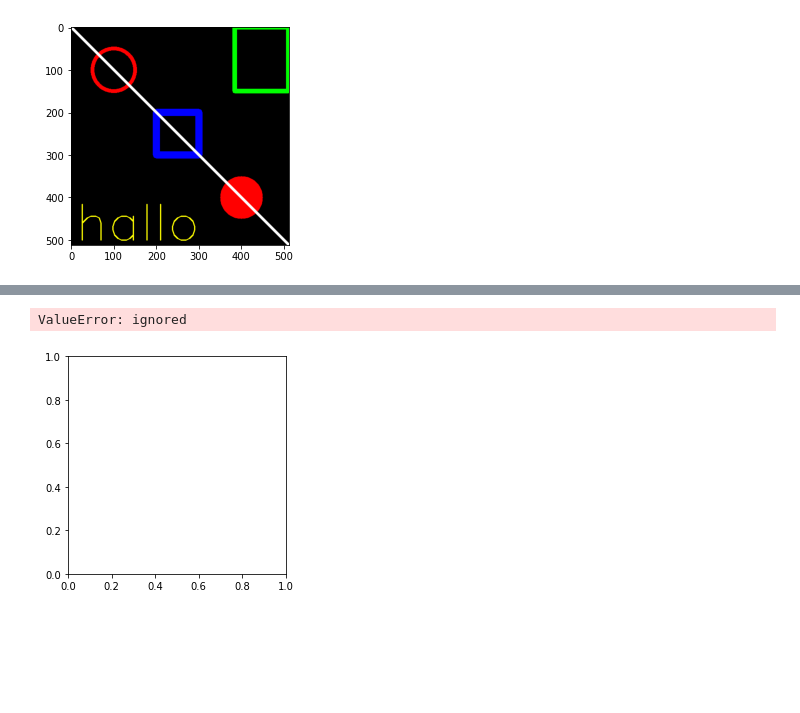
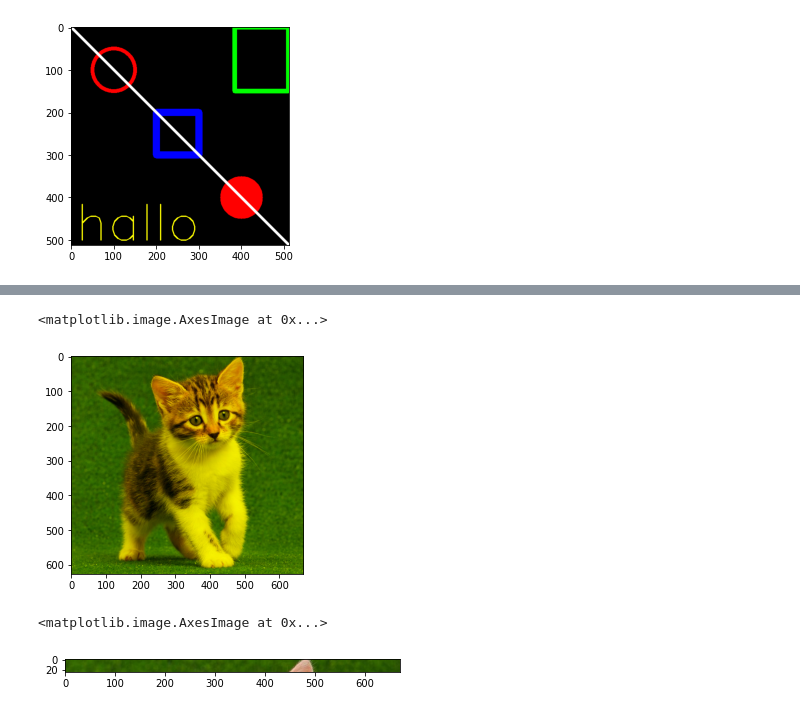
Before and after one commit to mrizazul/PCVK_GENAP_2021, a Jupyter notebook: Week2.ipynb, the cells around one changed output, grey strips where cells are left out. Drawn from its saved outputs; the diff is of its cells as text; code cells hidden in the pictures; blank space fills up the shorter version.

```diff
--- a/Week2.ipynb
+++ b/Week2.ipynb
@@ -68,6 +88,13 @@ plt.imshow(black_img2)
-# %%
-img6 = img3
-plt.imshow(img6, cmap="yellow")
-# %% [output]
-ValueError: ignored
-[figure, removed]
+# %%
+img6 = cv.cvtColor(img, cv.COLOR_BGR2RGB)
+img6[:,:,2] = np.zeros([img6.shape[0], img6.shape[1]])
+plt.imshow(img6)
+# %% [output]
+<matplotlib.image.AxesImage at 0x...>
+[figure, added]
+# %%
+img6 = cv.cvtColor(img, cv.COLOR_BGR2RGB)
+plt.imshow(img6[5:30])
+# %% [output]
+<matplotlib.image.AxesImage at 0x...>
+[figure, added]
```
Also changed, not shown: parts of 10 cells of this notebook.
